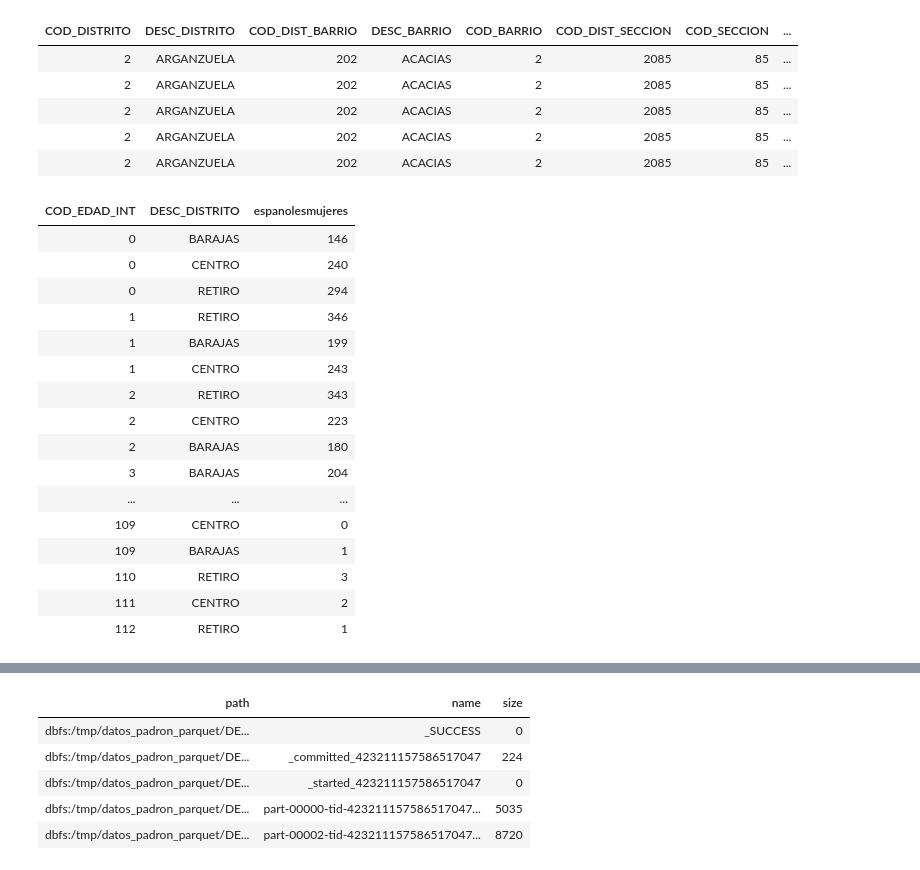
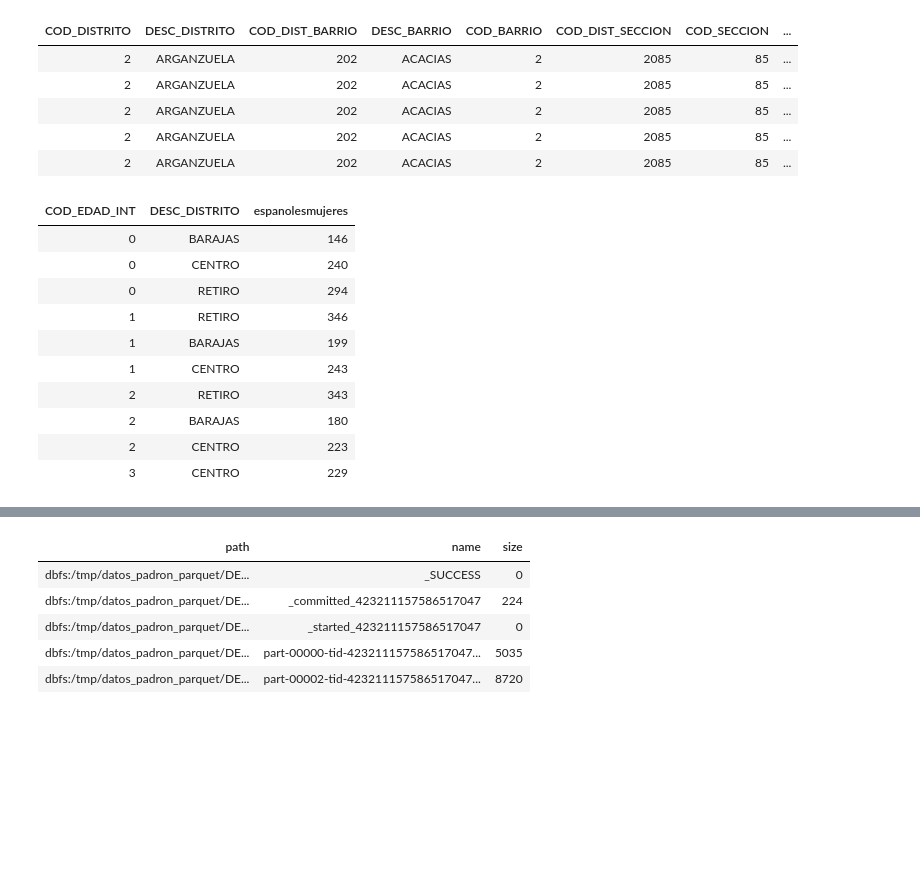
Before and after one commit to inakibosonit/formacion, a Jupyter notebook: practica_padron/ejercicios_spark.ipynb, the cells around one changed output, grey strips where cells are left out. Saved outputs shown, nothing was run; the diff lists cells and outputs as text; code cells hidden in the pictures; blank space fills up the shorter version.

Commit message:
limit en varios displays

```diff
--- a/practica_padron/ejercicios_spark.ipynb
+++ b/practica_padron/ejercicios_spark.ipynb
@@ -202,32 +202,27 @@ display(df_window.limit(5))
 # %%
 %sql
 
 /*Mediante una función Pivot muestra una tabla (que va a ser una tabla de contingencia) que contenga los valores totales ()la suma de valores) de espanolesmujeres para cada distrito y en cada rango de edad (COD_EDAD_INT). Los distritos incluidos deben ser únicamente CENTRO, BARAJAS y RETIRO y deben figurar como columnas . El aspecto debe ser similar a este: */
 
 
 select COD_EDAD_INT,DESC_DISTRITO, SUM(espanolesmujeres) as espanolesmujeres
 from `Rango_Edades_Seccion_202112_csv`
 WHERE DESC_DISTRITO IN ('CENTRO', 'BARAJAS' , 'RETIRO')
 group by COD_EDAD_INT, DESC_DISTRITO
-order by COD_EDAD_INT;
+order by COD_EDAD_INT
+limit 10;
 # %% [output]
 | COD_EDAD_INT | DESC_DISTRITO | espanolesmujeres |
 | 0 | BARAJAS | 146 |
 | 0 | CENTRO | 240 |
 | 0 | RETIRO | 294 |
 | 1 | RETIRO | 346 |
 | 1 | BARAJAS | 199 |
 | 1 | CENTRO | 243 |
 | 2 | RETIRO | 343 |
+| 2 | BARAJAS | 180 |
 | 2 | CENTRO | 223 |
-| 2 | BARAJAS | 180 |
-| 3 | BARAJAS | 204 |
-| ... | ... | ... |
-| 109 | CENTRO | 0 |
-| 109 | BARAJAS | 1 |
-| 110 | RETIRO | 3 |
-| 111 | CENTRO | 2 |
-| 112 | RETIRO | 1 |
+| 3 | CENTRO | 229 |
 # %%
 pivotDF = df.where( F.col("DESC_DISTRITO").isin('CENTRO', 'BARAJAS' , 'RETIRO')).groupBy("COD_EDAD_INT").pivot("DESC_DISTRITO").sum("espanolesmujeres").orderBy("COD_EDAD_INT")
 
```
Also changed, not shown: parts of 1 cell of this notebook.
